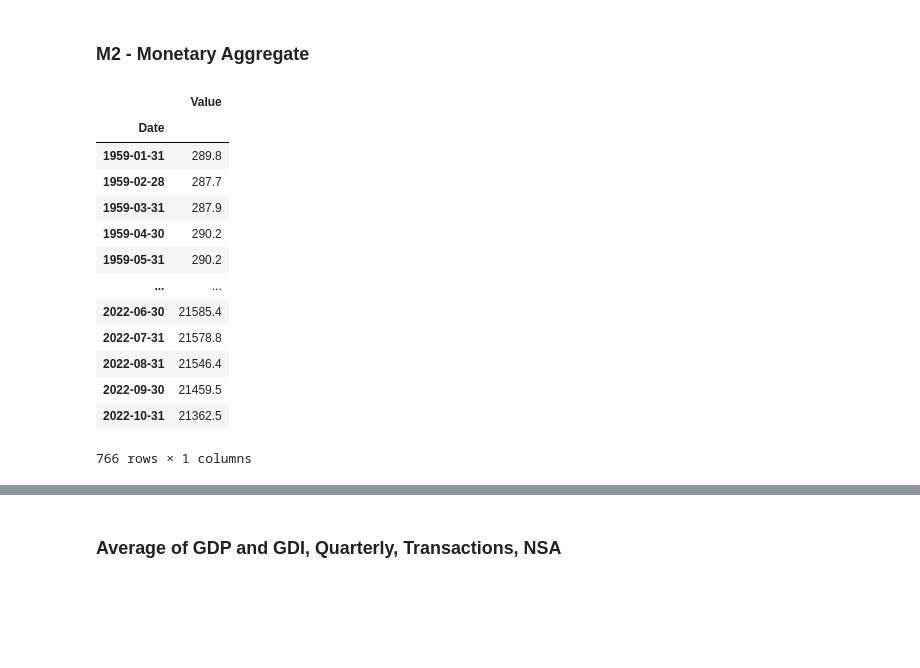
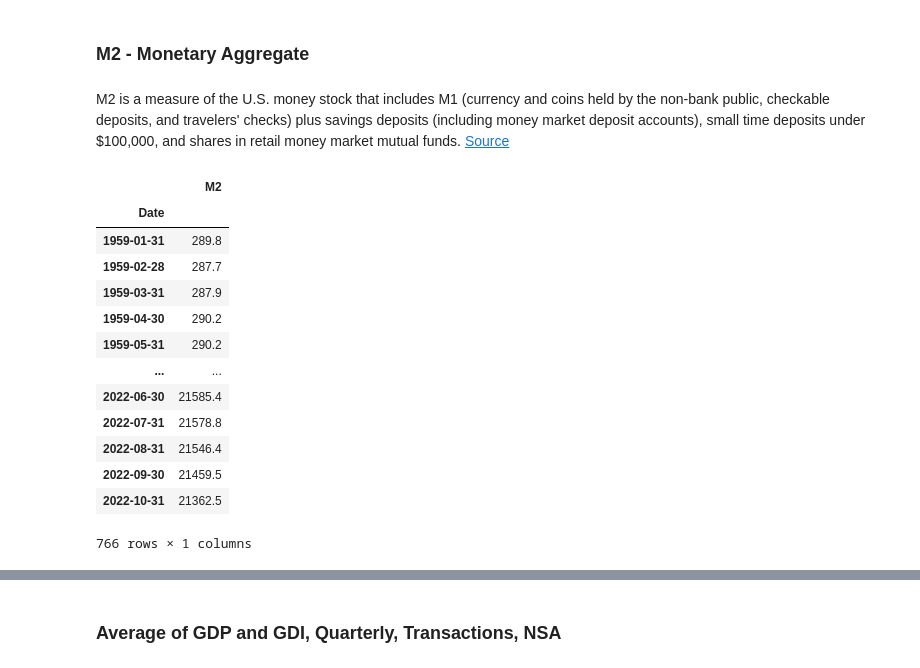
Before and after one commit to RaphHer/Project_Final_Ironhack, a Jupyter notebook: 3.NEW_using_Quandl_to_get_data.ipynb, the cells around one changed output, grey strips where cells are left out. Cells and saved outputs as stored; diff of their text form; code cells hidden in the pictures; blank space fills up the shorter version.

```diff
--- a/3.NEW_using_Quandl_to_get_data.ipynb
+++ b/3.NEW_using_Quandl_to_get_data.ipynb
@@ -24,13 +27,16 @@ quandl.ApiConfig.api_key = QUANDL_PW
 quandl.ApiConfig.verify_ssl = False # By default, SSL verification is enabled. To bypass SSL verification
 # %% [markdown]
 ### M2 - Monetary Aggregate
+# %% [markdown]
+M2 is a measure of the U.S. money stock that includes M1 (currency and coins held by the non-bank public, checkable deposits, and travelers' checks) plus savings deposits (including money market deposit accounts), small time deposits under $100,000, and shares in retail money market mutual funds. [Source](https://www.stlouisfed.org/financial-crisis/data/m2-monetary-aggregate#:~:text=M2%20is%20a%20measure%20of,retail%20money%20market%20mutual%20funds.)
 # %%
 # https://data.nasdaq.com/data/FED/M2_N_M-m2-not-seasonally-adjusted-monthly
 
 df_m2_us = quandl.get('FED/M2_N_M')
+df_m2_us.rename(columns={'Value': 'M2'}, inplace=True, errors='raise')
 df_m2_us
 # %% [output]
-|  | Value |
+|  | M2 |
 | Date |  |
 | 1959-01-31 | 289.8 |
 | 1959-02-28 | 287.7 |
```
Also changed, not shown: parts of 35 cells of this notebook, 4 other files.
